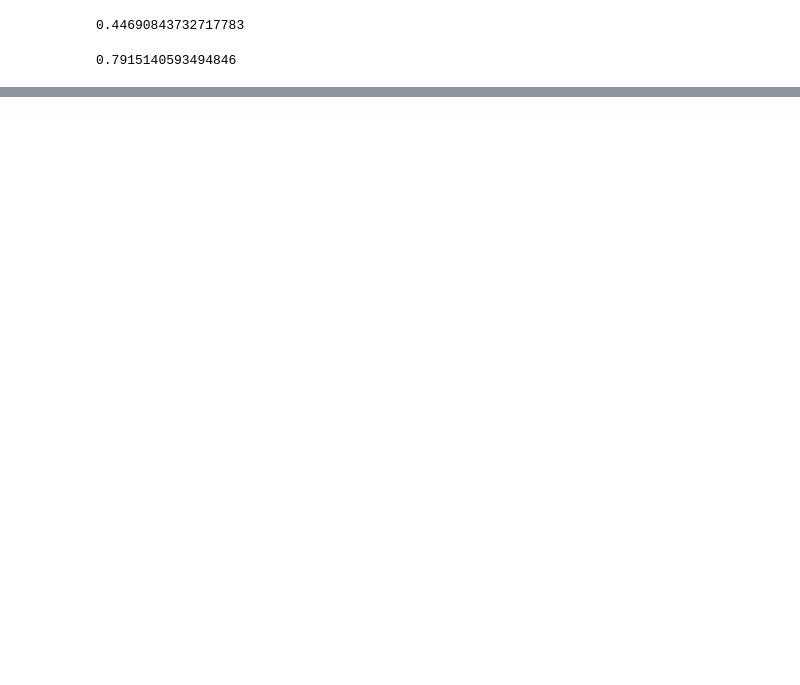
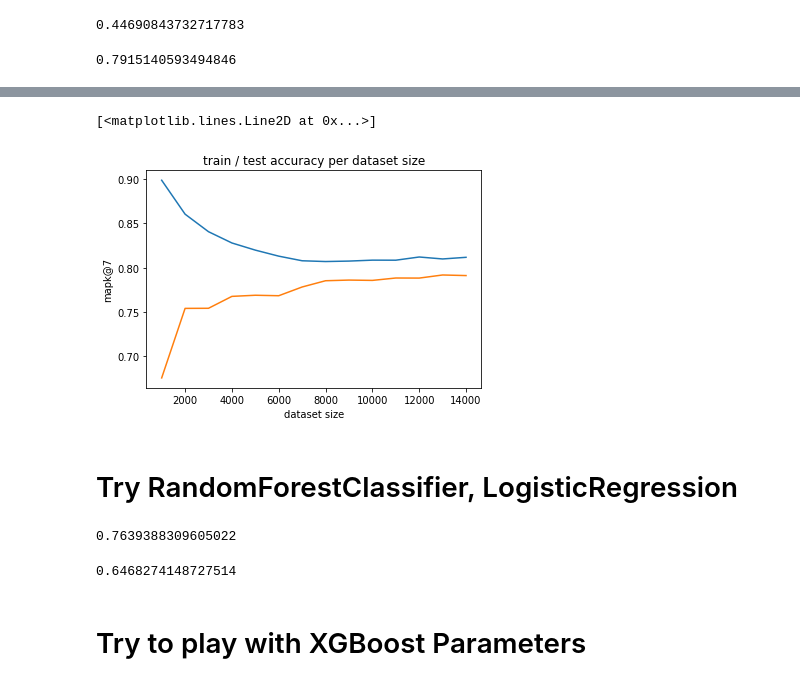
Before and after one commit to user1abcde/kaggle_santander_123, a Jupyter notebook: xgboost_model.ipynb, the cells around one changed output, grey strips where cells are left out. Saved outputs shown, nothing was run; the diff lists cells and outputs as text; code cells hidden in the pictures; blank space fills up the shorter version.

```diff
--- a/xgboost_model.ipynb
+++ b/xgboost_model.ipynb
@@ -119,0 +147,6 @@ mapk(transform_y(Y_ts_reduced, thresh=0.01), try_y3, k=7)
+# %%
+fts = prepare_xgb_data(X_tr_reduced).columns
+feature_importances = pd.DataFrame(np.array([est.feature_importances_ for est in models]), columns=fts, index=prediction_features)
+
+sns.set(rc={'figure.figsize':(12,12)})
+sns.heatmap(feature_importances.T, cmap='Blues').set_title('Feature Importances Found By XGBoost')
@@ -119,0 +158,33 @@ mapk(transform_y(Y_ts_reduced, thresh=0.01), try_y3, k=7)
+# %%
+def fit_pointwise_model(train_X, train_Y):
+    model = OneVsRestClassifier(xgboost.XGBClassifier())
+    model.fit(prepare_xgb_data(train_X), train_X[prediction_features] + train_Y)
+    return model
+
+def predict_pointwise_ordering(model, X):
+    probas = model.predict_proba(prepare_xgb_data(X))
+    res = [predict_row(y_row, x_row, 7, 0.0001) for y_row, x_row in zip(probas, X[prediction_features].values)]
+    return res
+
+def evaluate_predictions(Y, ordering):
+    return mapk(transform_y(Y, thresh=0.01), ordering, k=7)
+
+data_sizes = np.arange(1000, len(X_tr_reduced), 1000)
+train_accuracies = []
+test_accuracies = []
+
+for data_size in data_sizes:
+    print(data_size)
+
+    X, Y = X_tr_reduced[:data_size], Y_tr_reduced[:data_size]
+
+    model = fit_pointwise_model(X, Y)
+
+    train_ordering = predict_pointwise_ordering(model, X)
+    train_mapk = evaluate_predictions(Y, train_ordering)
+
+    test_ordering = predict_pointwise_ordering(model, X_ts_reduced)
+    test_mapk = evaluate_predictions(Y_ts_reduced, test_ordering)
+
+    train_accuracies.append(train_mapk)
+    test_accuracies.append(test_mapk)
@@ -119,0 +223,34 @@ mapk(transform_y(Y_ts_reduced, thresh=0.01), try_y3, k=7)
+# %%
+plt.title("train / test accuracy per dataset size")
+plt.xlabel("dataset size")
+plt.ylabel("mapk@7")
+plt.plot(data_sizes, train_accuracies)
+plt.plot(data_sizes, test_accuracies)
+# %% [output]
+[<matplotlib.lines.Line2D at 0x...>]
+[figure, added]
+# %% [markdown]
+# Try RandomForestClassifier, LogisticRegression
+# %%
+from sklearn.ensemble import RandomForestClassifier
+from sklearn.linear_model import LogisticRegression
+
+model = OneVsRestClassifier(RandomForestClassifier(n_estimators=100))
+model.fit(prepare_xgb_data(X_tr_reduced), X_tr_reduced[prediction_features] + Y_tr_reduced)
+
+probas = model.predict_proba(prepare_xgb_data(X_ts_reduced))
+try_y = [predict_row(y_row, x_row, 7, 0.0001) for y_row, x_row in zip(probas, X_ts_reduced[prediction_features].values)]
+mapk(transform_y(Y_ts_reduced, thresh=0.01), try_y, k=7)
+# %% [output]
+0.7639388309605022
+# %%
+model = OneVsRestClassifier(LogisticRegression())
+model.fit(prepare_xgb_data(X_tr_reduced), X_tr_reduced[prediction_features] + Y_tr_reduced)
+
+probas = model.predict_proba(prepare_xgb_data(X_ts_reduced))
+try_y = [predict_row(y_row, x_row, 7, 0.0001) for y_row, x_row in zip(probas, X_ts_reduced[prediction_features].values)]
+mapk(transform_y(Y_ts_reduced, thresh=0.01), try_y, k=7)
+# %% [output]
+0.6468274148727514
+# %% [markdown]
+# Try to play with XGBoost Parameters
```
Also changed, not shown: parts of 17 cells of this notebook, 1 other file.
